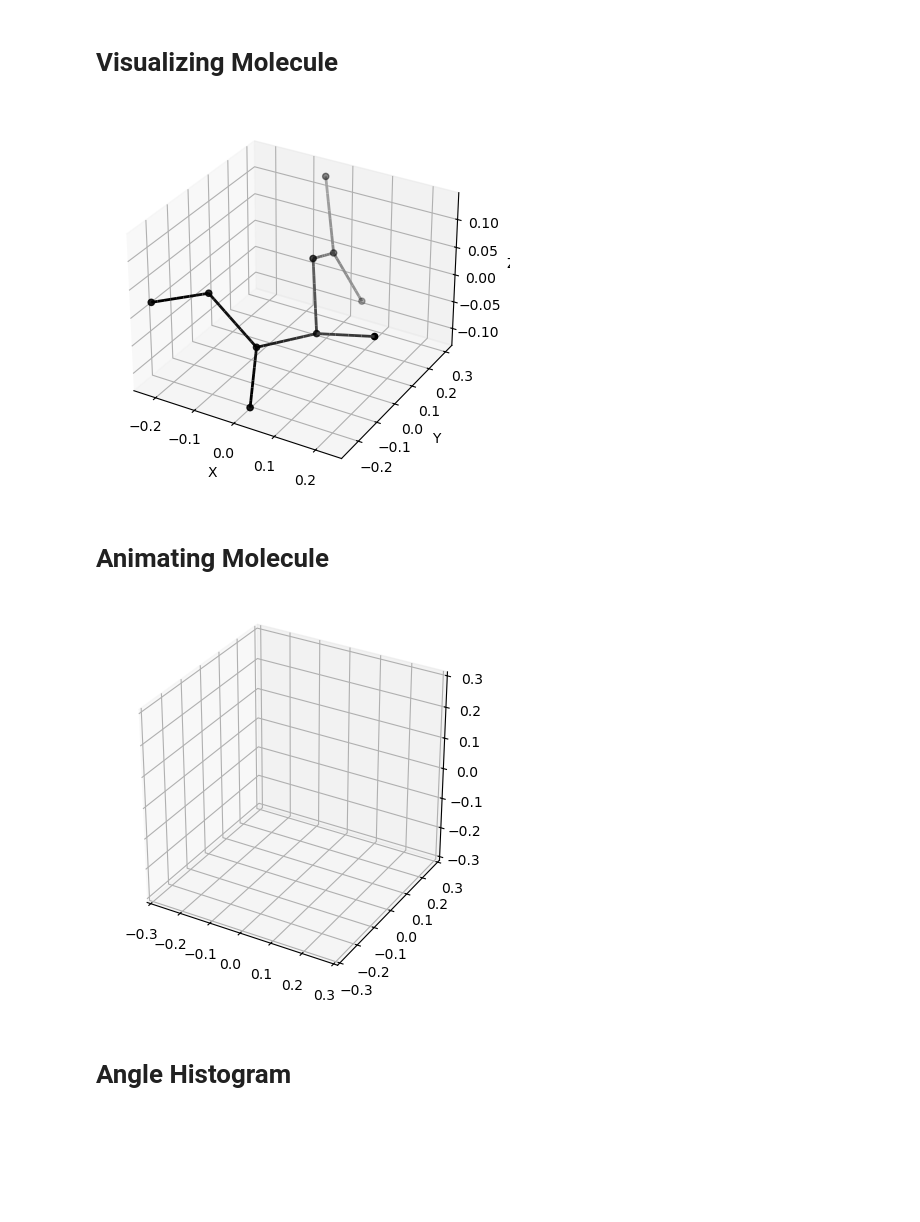
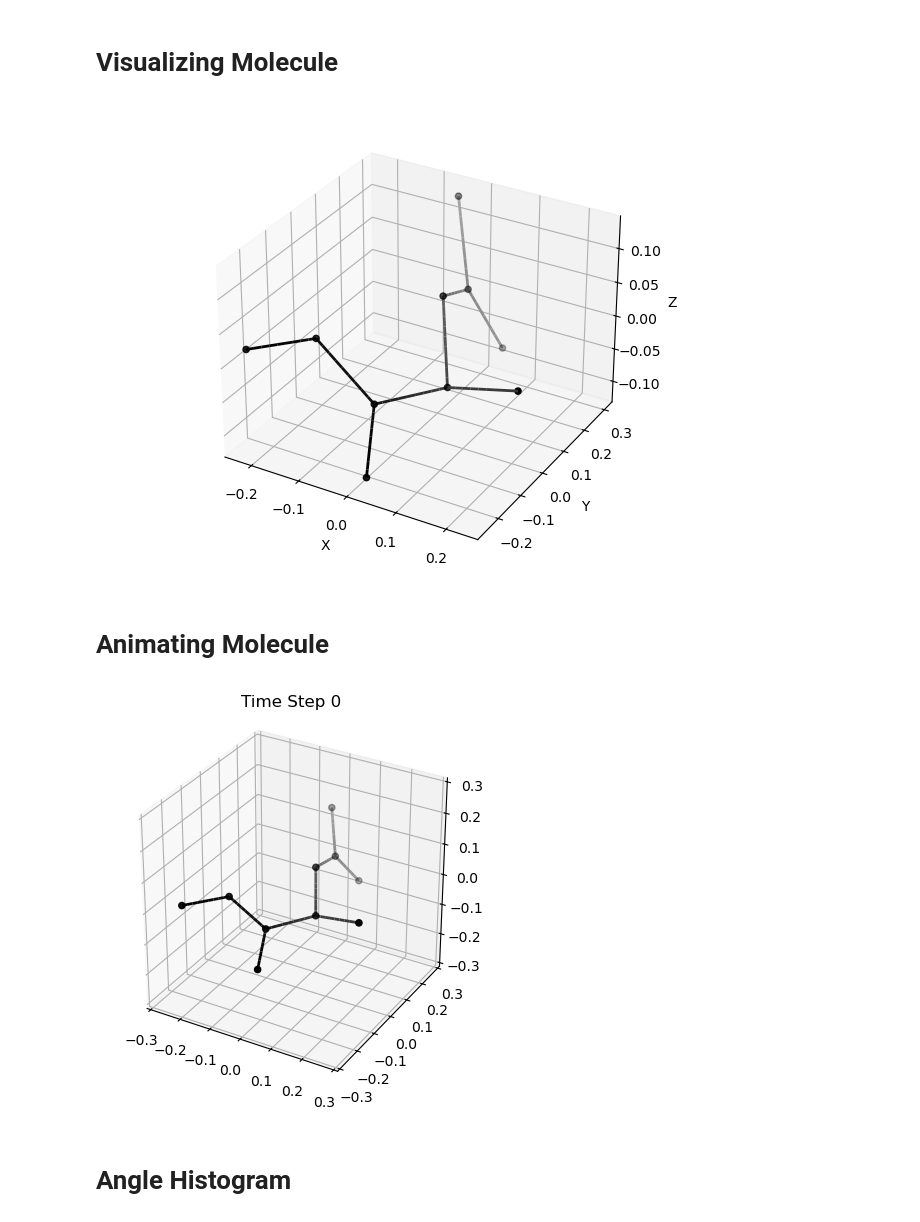
Before and after one commit to mak8427/data_visualization, a Jupyter notebook: exam/ex03.ipynb, the cells around one changed output. Drawn from its saved outputs; the diff is of its cells as text; code cells hidden in the pictures; blank space fills up the shorter version.

Commit message:
fixed animation

```diff
--- a/exam/ex03.ipynb
+++ b/exam/ex03.ipynb
@@ -29,40 +56,16 @@ edges = data['edges']
 %matplotlib widget
 # %%
 fig = plt.figure()
-ax = fig.add_subplot(projection='3d')
-molecule = positions[0, :, :]
-
-ax.scatter(molecule[:, 0], molecule[:, 1], molecule[:, 2], c="black", marker='o')
-
-edge_depths = [(molecule[ai, 1] + molecule[bi, 1]) / 2 for ai, bi in edges]
-
-min_depth = min(edge_depths)
-max_depth = max(edge_depths)
-normalize_depth = lambda d: 1 - (d - min_depth) / (max_depth - min_depth) / 2
-
-for ai, bi in edges:
-    xs = np.linspace(molecule[ai, 0], molecule[bi, 0], 10)
-    ys = np.linspace(molecule[ai, 1], molecule[bi, 1], 10)
-    zs = np.linspace(molecule[ai, 2], molecule[bi, 2], 10)
-
-    segments = [
-        [[xs[i], ys[i], zs[i]], [xs[i+1], ys[i+1], zs[i+1]]]
-        for i in range(len(xs) - 1)
-    ]
-
-    normalized_ys = [normalize_depth(y) for y in ys[:-1]]
-    colors = cm.Greys(normalized_ys)
-
-    lc = Line3DCollection(segments, colors=colors, linewidths=2)
-    ax.add_collection3d(lc)
-
+ax = fig.add_subplot(111, projection='3d')
+plot_molecule(ax, positions[0, :, :])
 
 ax.set_xlabel('X')
 ax.set_ylabel('Y')
 ax.set_zlabel('Z')
+plt.tight_layout()
 plt.show()
 # %% [output]
-[figure, old version]
+[figure, new version]
 # %%
 %matplotlib inline
 plt.clf()
@@ -79,22 +82,16 @@ ax.set_ylim(*bounds)
 ax.set_zlim(*bounds)
 ax.set_box_aspect([1, 1, 1])
 
-atom_scatter = ax.scatter([], [], [], c='black')
-bond_collections = []
-
-def init():
-    global bond_collections
-    atom_scatter._offsets3d = ([], [], [])
-    for coll in bond_collections:
-        coll.remove()
-    bond_collections = []
-    return [atom_scatter]
+atom_scatter, bond_collections = plot_molecule(ax, positions[0,:,:])
 
 def animate(i):
     global bond_collections
     molecule = positions[i, :, :]
-    atom_scatter._offsets3d = (molecule[:, 0], molecule[:, 1], molecule[:, 2])
-
+    atom_scatter._offsets3d = (
+        molecule[:, 0],
+        molecule[:, 1],
+        molecule[:, 2]
+    )
     for coll in bond_collections:
         coll.remove()
     bond_collections = []
@@ -121,12 +118,14 @@ def animate(i):
         ax.add_collection3d(lc)
         bond_collections.append(lc)
 
+    ax.set_title(f"Time Step {i}")
+
+
     return [atom_scatter] + bond_collections
 
-ani = animation.FuncAnimation(fig, animate, init_func=init, frames=100, blit=True, repeat=True)
-
+ani = animation.FuncAnimation(fig, animate, frames=100, blit=True, repeat=True)
 plt.show()
 # %% [output]
-[figure, old version]
+[figure, new version]
 # %%
 %matplotlib inline
```
Also changed, not shown: parts of 6 cells of this notebook.
